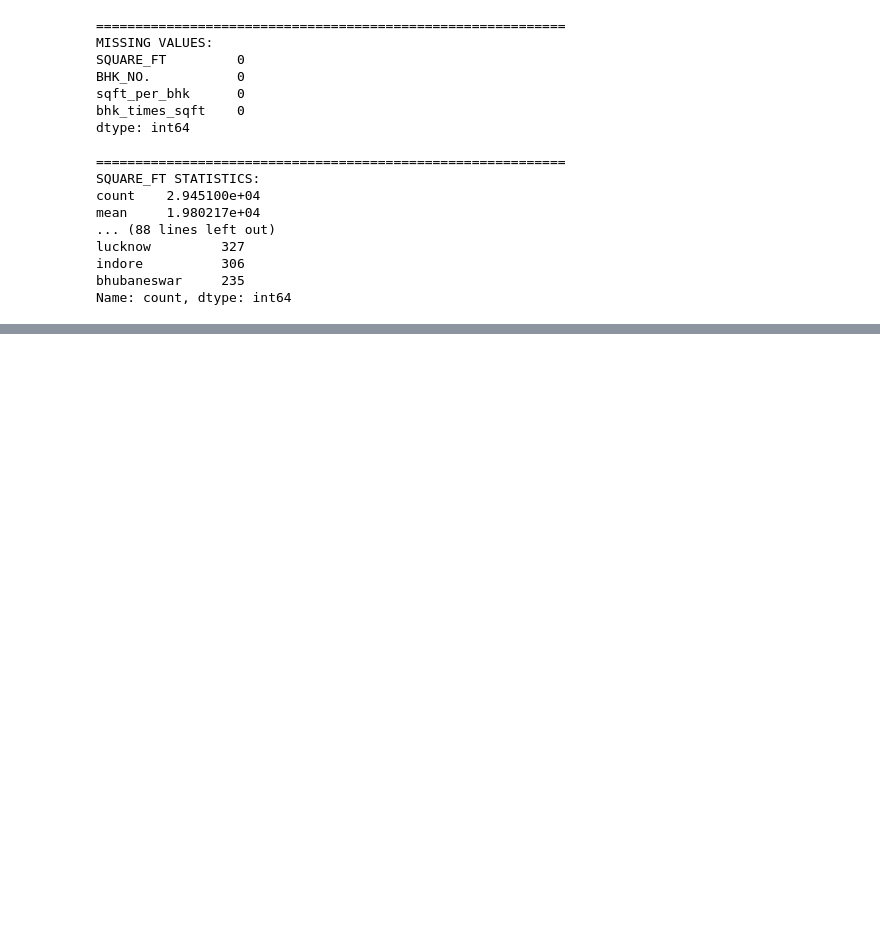
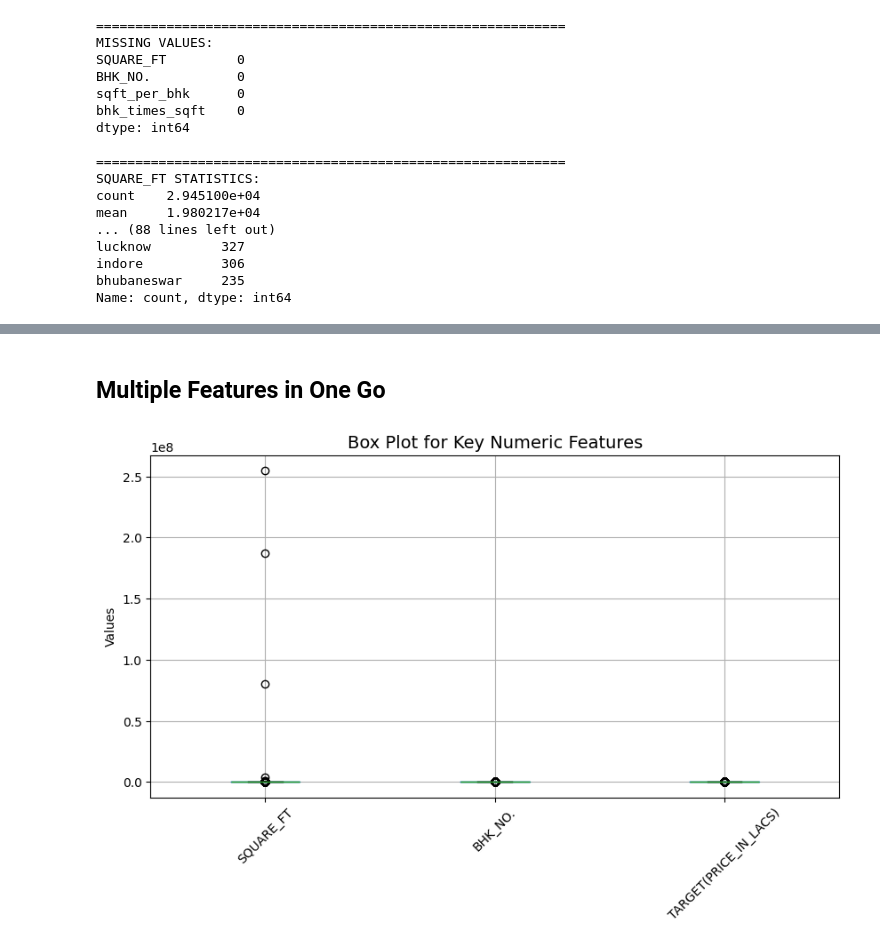
Before and after one commit to JohnEvansOkyere/real-estate-price-prediction-ridge-lasso, a Jupyter notebook: Notebook/House_Price_Prediction.ipynb, the cells around one changed output, grey strips where cells are left out. Saved outputs shown, nothing was run; the diff lists cells and outputs as text; code cells hidden in the pictures; blank space fills up the shorter version.

```diff
--- a/Notebook/House_Price_Prediction.ipynb
+++ b/Notebook/House_Price_Prediction.ipynb
@@ -1737,0 +283,13 @@ Using best model: Ridge
+# %% [markdown]
+## Multiple Features in One Go
+# %%
+numeric_cols = ['SQUARE_FT', 'BHK_NO.', 'TARGET(PRICE_IN_LACS)']
+
+plt.figure(figsize=(10, 5))
+train[numeric_cols].boxplot()
+plt.title('Box Plot for Key Numeric Features', fontsize=14)
+plt.ylabel('Values')
+plt.xticks(rotation=45)
+plt.show()
+# %% [output]
+[figure, added]
```
Also changed, not shown: parts of 110 cells of this notebook.
